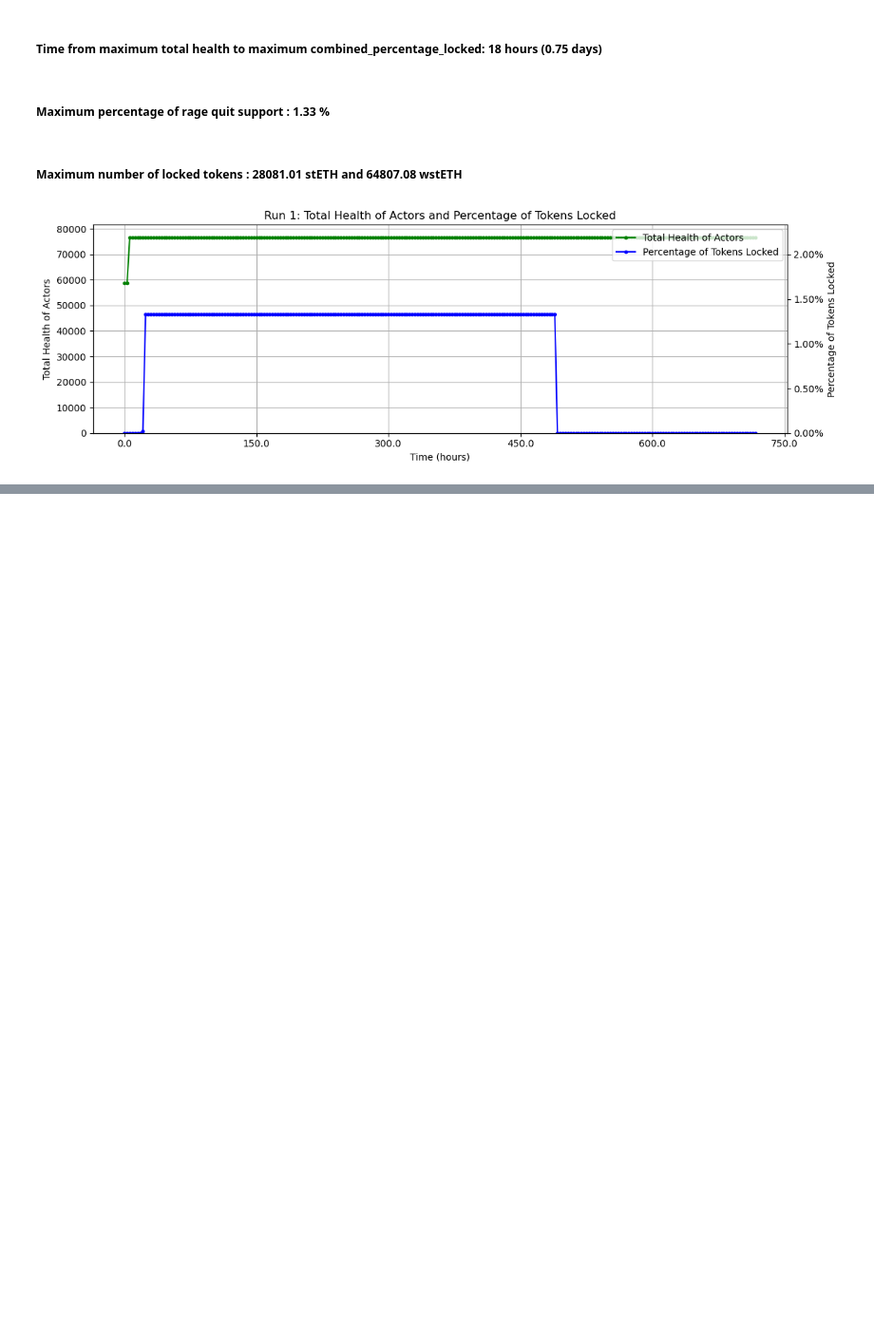
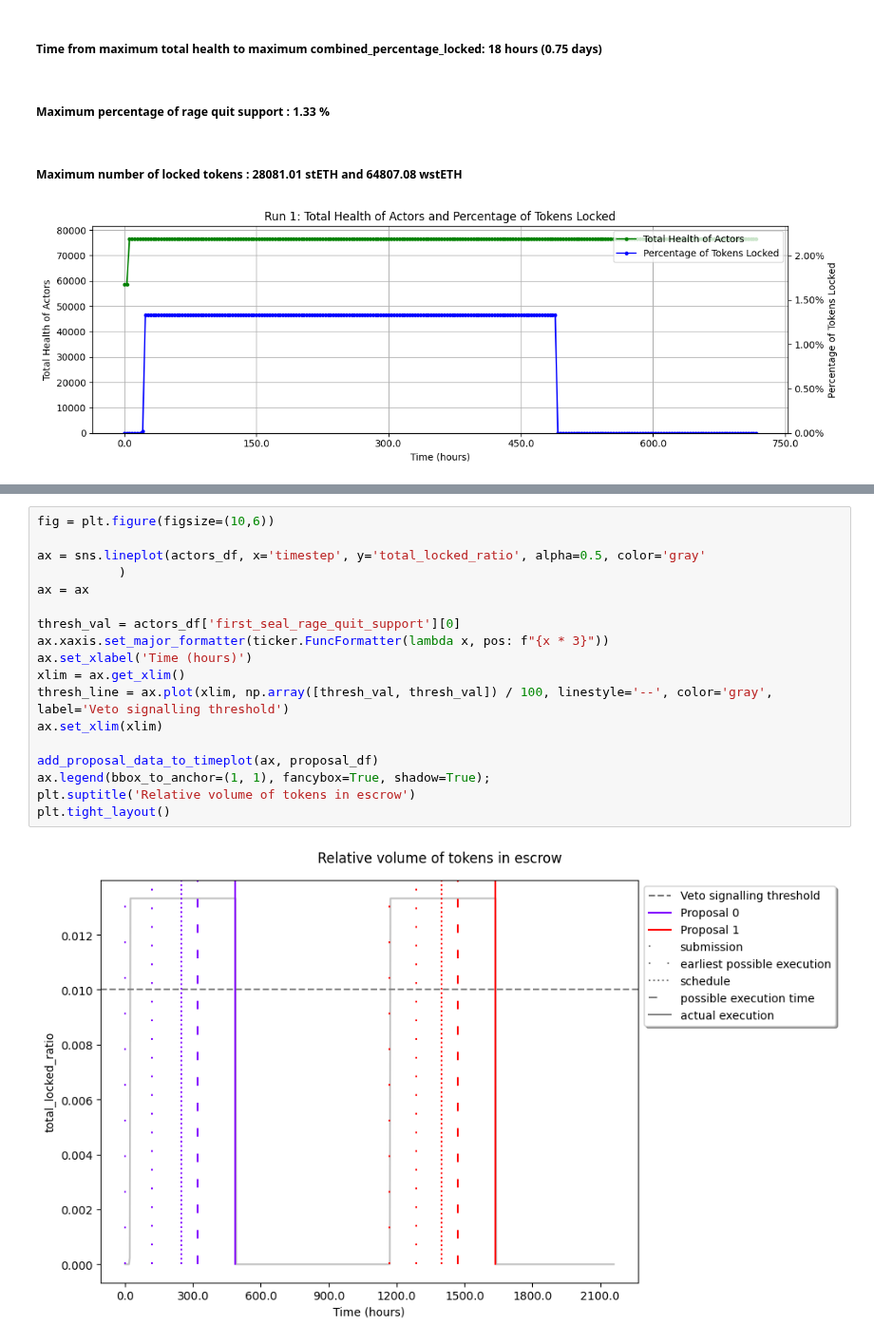
Before and after one commit to collectif-dao/dg-research, a Jupyter notebook: experiments/notebooks/06_veto_signalling_loop.ipynb, the cells around one changed output, grey strips where cells are left out. Shown at 95% size. Saved outputs shown, nothing was run; the diff lists cells and outputs as text; blank space fills up the shorter version.

```diff
--- a/experiments/notebooks/06_veto_signalling_loop.ipynb
+++ b/experiments/notebooks/06_veto_signalling_loop.ipynb
@@ -334,0 +398,20 @@ state_plot(post_processing_df, "timestep", "dg_state", 1)
+# %%
+fig = plt.figure(figsize=(10,6))
+
+ax = sns.lineplot(actors_df, x='timestep', y='total_locked_ratio', alpha=0.5, color='gray'
+           )
+ax = ax
+
+thresh_val = actors_df['first_seal_rage_quit_support'][0]
+ax.xaxis.set_major_formatter(ticker.FuncFormatter(lambda x, pos: f"{x * 3}"))
+ax.set_xlabel('Time (hours)')
+xlim = ax.get_xlim()
+thresh_line = ax.plot(xlim, np.array([thresh_val, thresh_val]) / 100, linestyle='--', color='gray', label='Veto signalling threshold')
+ax.set_xlim(xlim)
+
+add_proposal_data_to_timeplot(ax, proposal_df)
+ax.legend(bbox_to_anchor=(1, 1), fancybox=True, shadow=True);
+plt.suptitle('Relative volume of tokens in escrow')
+plt.tight_layout()
+# %% [output]
+[figure, added]
```
Also changed, not shown: parts of 4 cells of this notebook, 2 other files.
